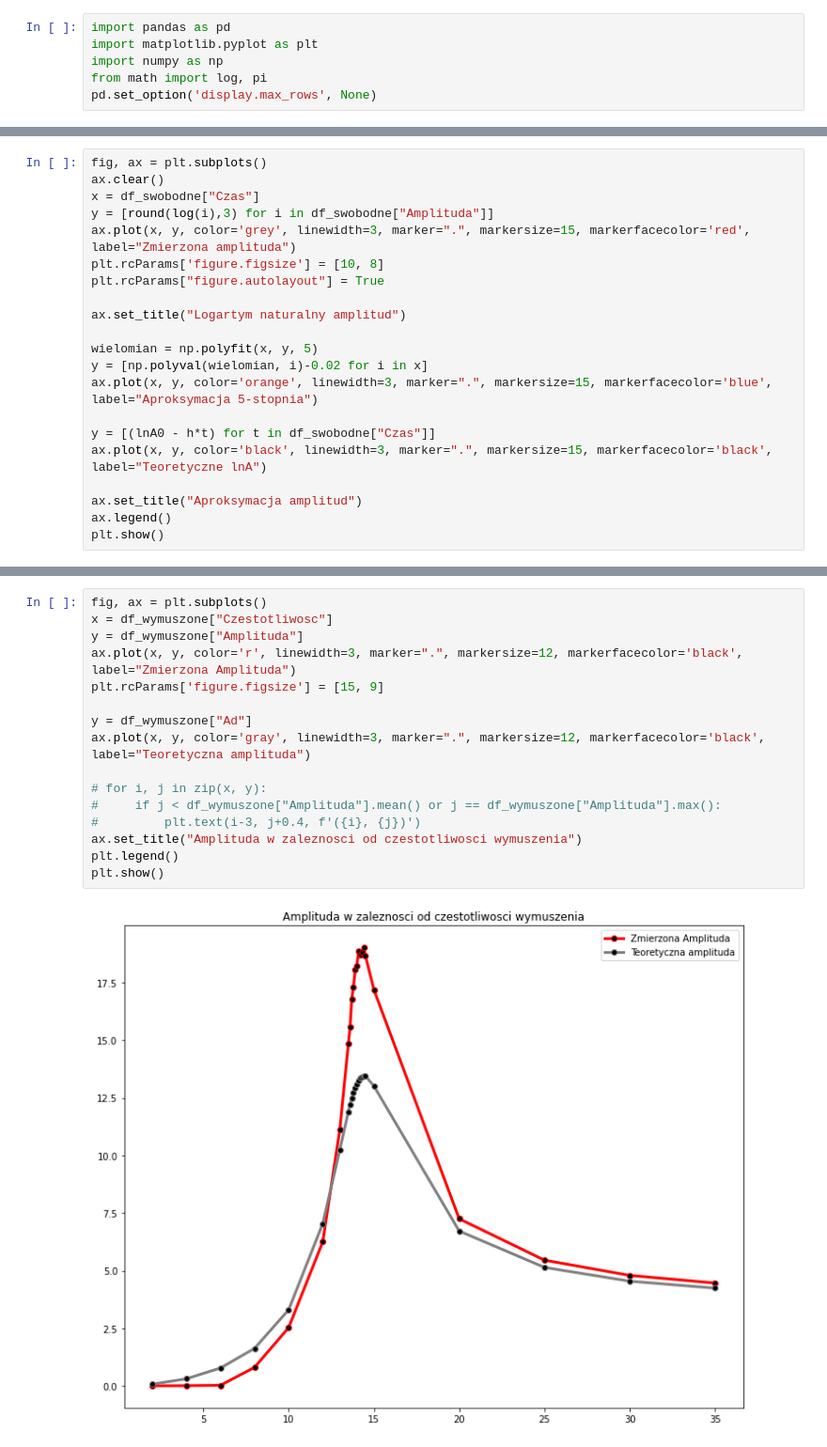
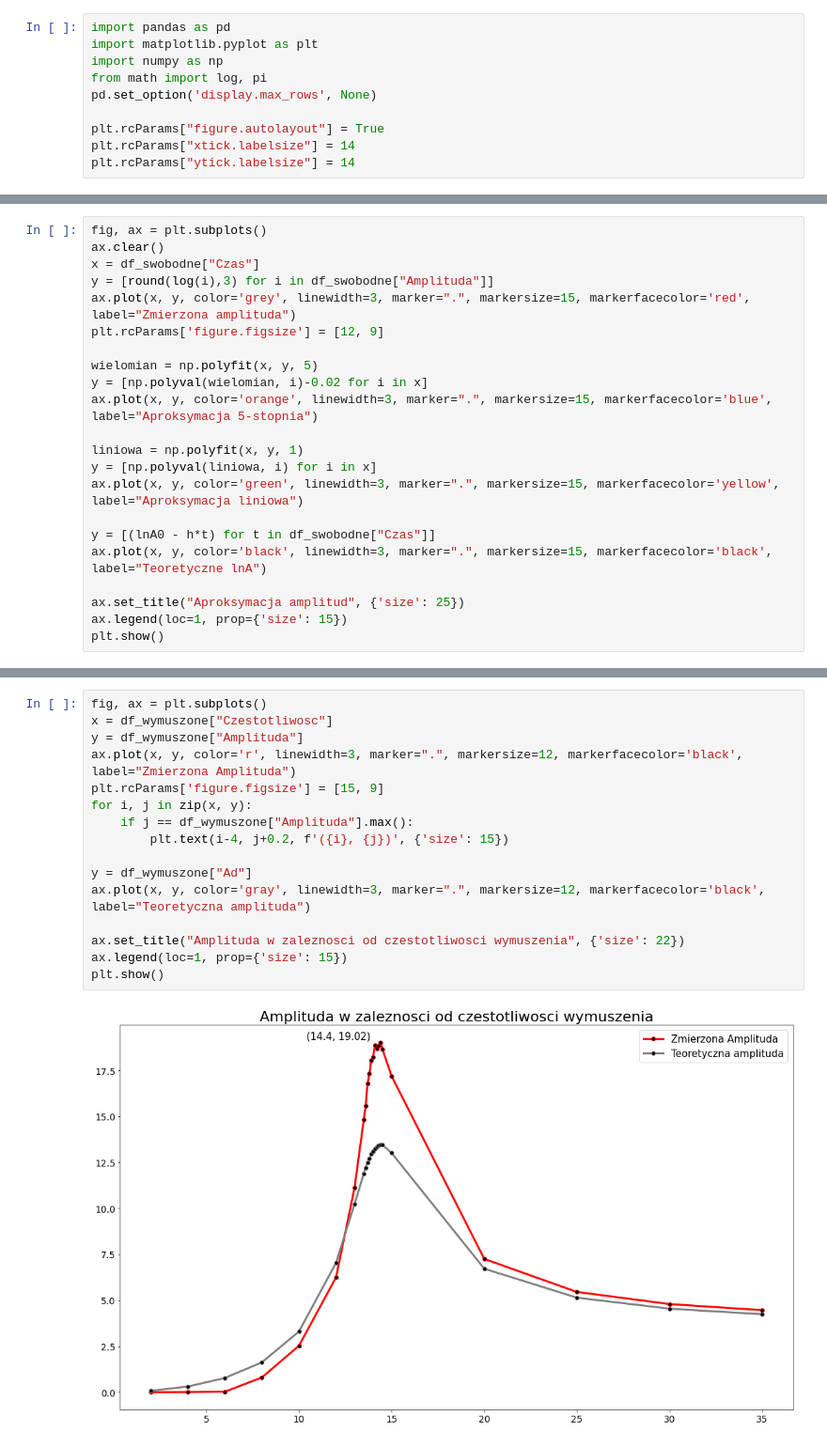
Before and after one commit to NotSirius-A/mechanika, a Jupyter notebook: mechanika.ipynb, the cells around one changed output, grey strips where cells are left out. Shown at 94% size. Saved outputs shown, nothing was run; the diff lists cells and outputs as text.

```diff
--- a/mechanika.ipynb
+++ b/mechanika.ipynb
@@ -4,3 +4,7 @@ import matplotlib.pyplot as plt
 import numpy as np
 from math import log, pi
 pd.set_option('display.max_rows', None)
+
+plt.rcParams["figure.autolayout"] = True
+plt.rcParams["xtick.labelsize"] = 14
+plt.rcParams["ytick.labelsize"] = 14
@@ -65,19 +84,20 @@ ax.clear()
 x = df_swobodne["Czas"]
 y = [round(log(i),3) for i in df_swobodne["Amplituda"]]
 ax.plot(x, y, color='grey', linewidth=3, marker=".", markersize=15, markerfacecolor='red', label="Zmierzona amplituda")
-plt.rcParams['figure.figsize'] = [10, 8]
-plt.rcParams["figure.autolayout"] = True
-
-ax.set_title("Logartym naturalny amplitud")
+plt.rcParams['figure.figsize'] = [12, 9]
 
 wielomian = np.polyfit(x, y, 5)
 y = [np.polyval(wielomian, i)-0.02 for i in x]
 ax.plot(x, y, color='orange', linewidth=3, marker=".", markersize=15, markerfacecolor='blue', label="Aproksymacja 5-stopnia")
 
+liniowa = np.polyfit(x, y, 1)
+y = [np.polyval(liniowa, i) for i in x]
+ax.plot(x, y, color='green', linewidth=3, marker=".", markersize=15, markerfacecolor='yellow', label="Aproksymacja liniowa")
+
 y = [(lnA0 - h*t) for t in df_swobodne["Czas"]]
 ax.plot(x, y, color='black', linewidth=3, marker=".", markersize=15, markerfacecolor='black', label="Teoretyczne lnA")
 
-ax.set_title("Aproksymacja amplitud")
-ax.legend()
+ax.set_title("Aproksymacja amplitud", {'size': 25})
+ax.legend(loc=1, prop={'size': 15})
 plt.show()
 # %% [output]
@@ -129,21 +158,21 @@ df_wymuszone.head(n=100)
 # %%
 fig, ax = plt.subplots()
 x = df_wymuszone["Czestotliwosc"]
 y = df_wymuszone["Amplituda"]
 ax.plot(x, y, color='r', linewidth=3, marker=".", markersize=12, markerfacecolor='black', label="Zmierzona Amplituda")
 plt.rcParams['figure.figsize'] = [15, 9]
+for i, j in zip(x, y):
+    if j == df_wymuszone["Amplituda"].max():
+        plt.text(i-4, j+0.2, f'({i}, {j})', {'size': 15})
 
 y = df_wymuszone["Ad"]
 ax.plot(x, y, color='gray', linewidth=3, marker=".", markersize=12, markerfacecolor='black', label="Teoretyczna amplituda")
 
-# for i, j in zip(x, y):
-#     if j < df_wymuszone["Amplituda"].mean() or j == df_wymuszone["Amplituda"].max():
-#         plt.text(i-3, j+0.4, f'({i}, {j})')
-ax.set_title("Amplituda w zaleznosci od czestotliwosci wymuszenia")
-plt.legend()
+ax.set_title("Amplituda w zaleznosci od czestotliwosci wymuszenia", {'size': 22})
+ax.legend(loc=1, prop={'size': 15})
 plt.show()
 # %% [output]
-[figure, old version]
+[figure, new version]
 # %%
 fig, ax = plt.subplots()
 x = df_wymuszone["W/a"]
```
Also changed, not shown: parts of 14 cells of this notebook.
